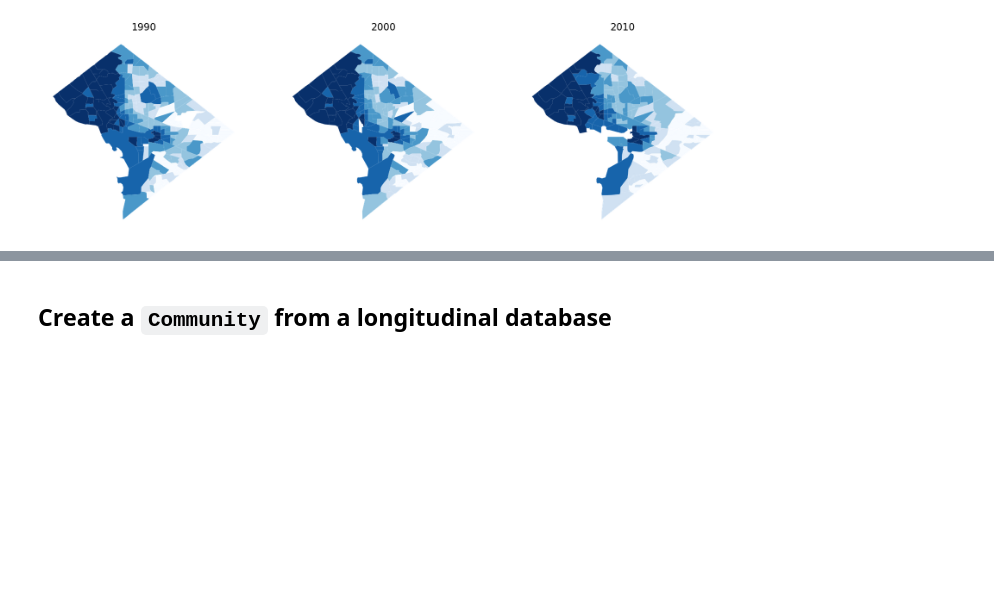
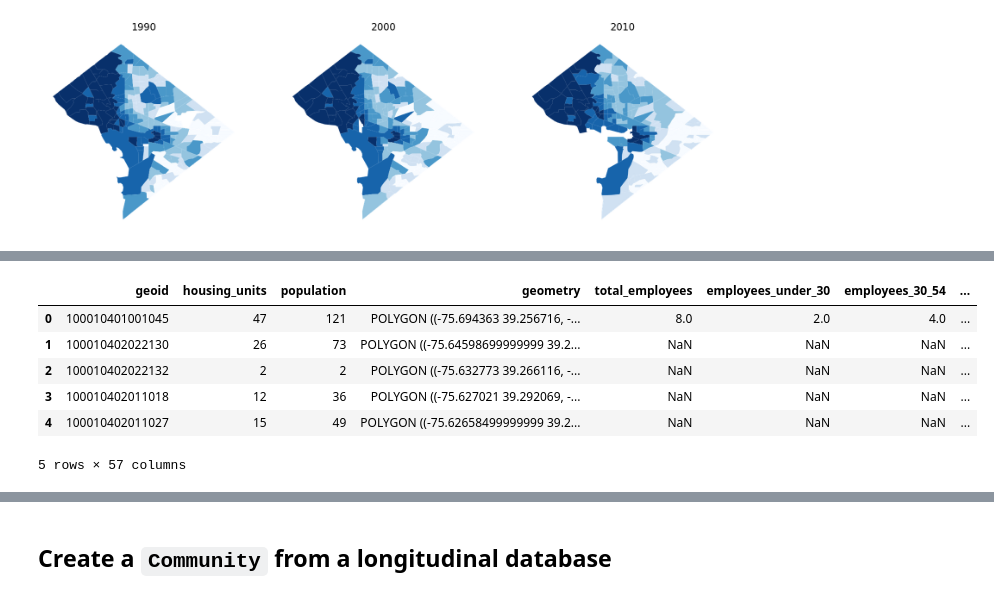
Before and after one commit to oturns/geosnap, a Jupyter notebook: examples/02_creating_community_datasets.ipynb, the cells around one changed output, grey strips where cells are left out. Saved outputs shown, nothing was run; the diff lists cells and outputs as text; code cells hidden in the pictures; blank space fills up the shorter version.

```diff
--- a/examples/02_creating_community_datasets.ipynb
+++ b/examples/02_creating_community_datasets.ipynb
@@ -57,0 +66,10 @@ plot(dc, 'p_nonhisp_white_persons')
+# %%
+delaware.gdf.head()
+# %% [output]
+|  | geoid | housing_units | population | geometry | total_employees | employees_under_30 | employees_30_54 | ... |
+| 0 | 100010401001045 | 47 | 121 | POLYGON ((-75.694363 39.256716, -... | 8.0 | 2.0 | 4.0 | ... |
+| 1 | 100010402022130 | 26 | 73 | POLYGON ((-75.64598699999999 39.2... | NaN | NaN | NaN | ... |
+| 2 | 100010402022132 | 2 | 2 | POLYGON ((-75.632773 39.266116, -... | NaN | NaN | NaN | ... |
+| 3 | 100010402011018 | 12 | 36 | POLYGON ((-75.627021 39.292069, -... | NaN | NaN | NaN | ... |
+| 4 | 100010402011027 | 15 | 49 | POLYGON ((-75.62658499999999 39.2... | NaN | NaN | NaN | ... |
+5 rows × 57 columns
```
Also changed, not shown: parts of 9 cells of this notebook.
